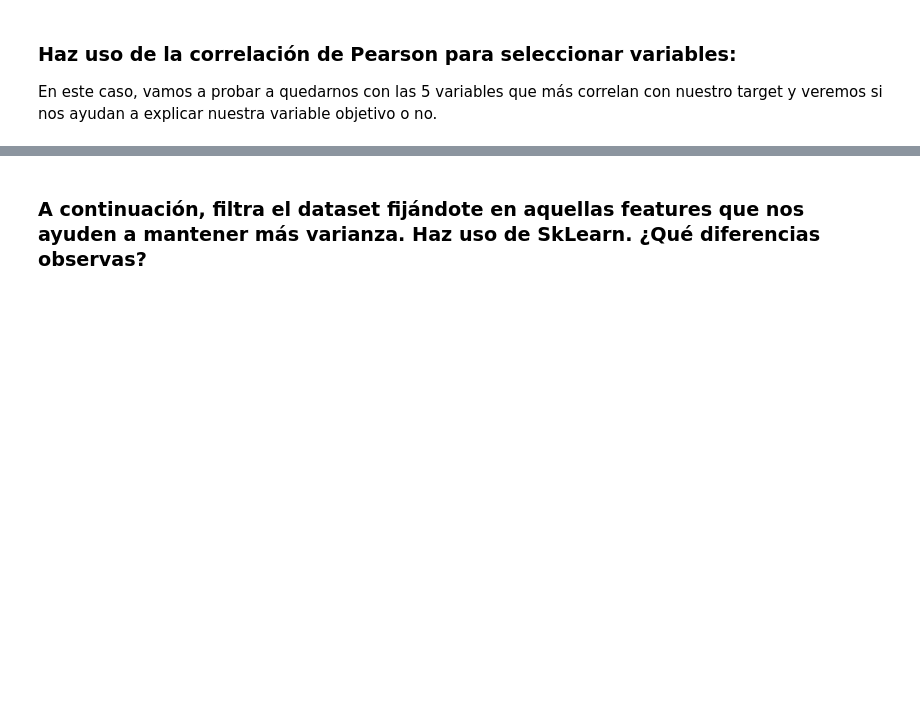
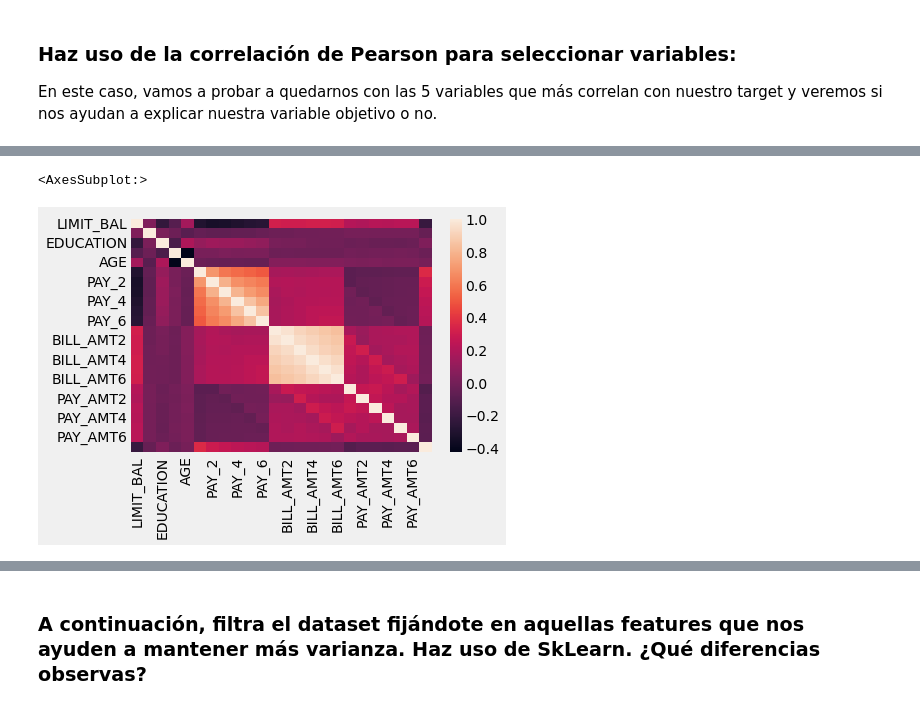
Before and after one commit to albertoromv/thebridge_ft_abr21, a Jupyter notebook: 3-Machine Learning/3-No supervisado/3- Feature Selection/Feature_selection_ejercicio.ipynb, the cells around one changed output, grey strips where cells are left out. Drawn from its saved outputs; the diff is of its cells as text; code cells hidden in the pictures; blank space fills up the shorter version.

```diff
--- a/3-Machine Learning/3-No supervisado/3- Feature Selection/Feature_selection_ejercicio.ipynb
+++ b/3-Machine Learning/3-No supervisado/3- Feature Selection/Feature_selection_ejercicio.ipynb
@@ -29,3 +119,27 @@ Sigue adelante con un pequeño EDA.
 Obtén la X y la Y, así como tu set de train y test. Deja para el test un 20% de los datos.
 # %%
 # code
+from collections import Counter
+from imblearn.over_sampling import SMOTE
+from sklearn.model_selection import train_test_split
+
+# generamos nuestra matriz de variables
+X = df_escalado.drop("default payment next month", axis = 1)
+
+# generamos el target
+y = df_escalado["default payment next month"]
+
+# balancear las clases
+
+smote = SMOTE(random_state=42)
+
+X_sm, y_sm = smote.fit_resample(X, y)
+
+print(f'''X antes de SMOTE: {X.shape}
+X después de SMOTE: {X_sm.shape}''')
+
+print('\nBalance de las clases fraude vs no fraude (%):')
+y_sm.value_counts(normalize=True)*100
+
+print(f'\nVemos que SMOTE nos añade la diferencia que teníamos entre nuestras clases\n',
+     y.value_counts()[0] - y.value_counts()[1])
@@ -48,3 +260,6 @@ Encuentra el mejor modelo para nuestro problema y después trabajaremos para mej
 En este caso, vamos a probar a quedarnos con las 5 variables que más correlan con nuestro target y veremos si nos ayudan a explicar nuestra variable objetivo o no.
 # %%
 # code
+train_set = X_train.copy()
+train_set["default payment next month"] = y_train
+train_set.head()
@@ -50,0 +274,10 @@ En este caso, vamos a probar a quedarnos con las 5 variables que más correlan c
+# %%
+import seaborn as sns
+import matplotlib.style as style
+
+style.use("fivethirtyeight")
+
+sns.heatmap(train_set.corr())
+# %% [output]
+<AxesSubplot:>
+[figure, added]
```
Also changed, not shown: parts of 28 cells of this notebook, 2 other files.
